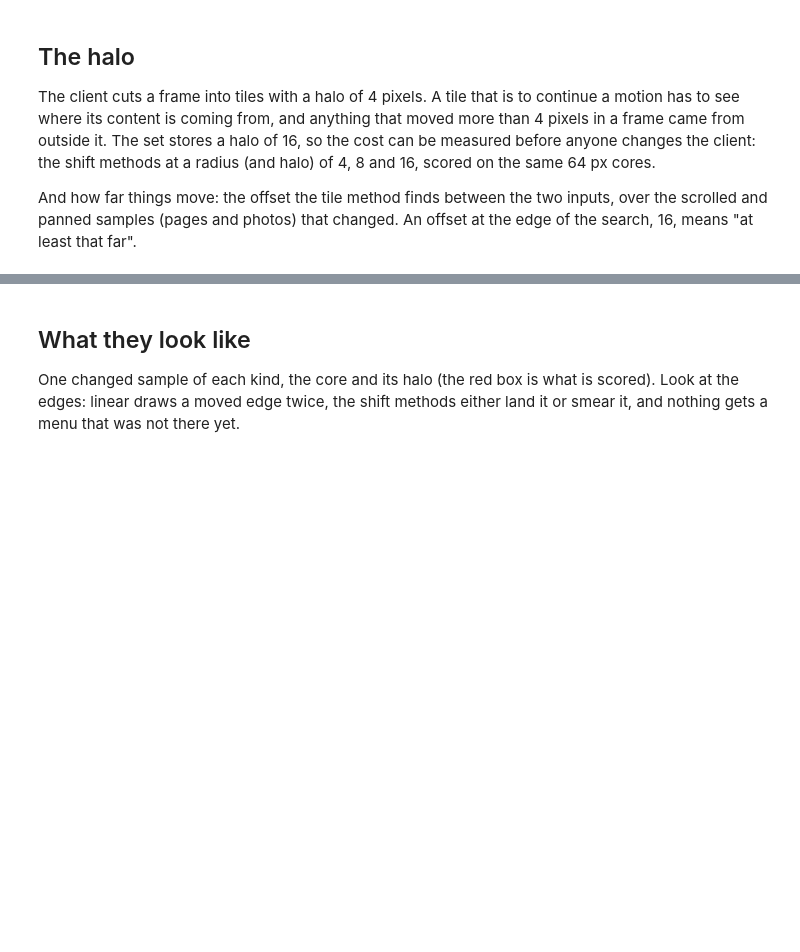
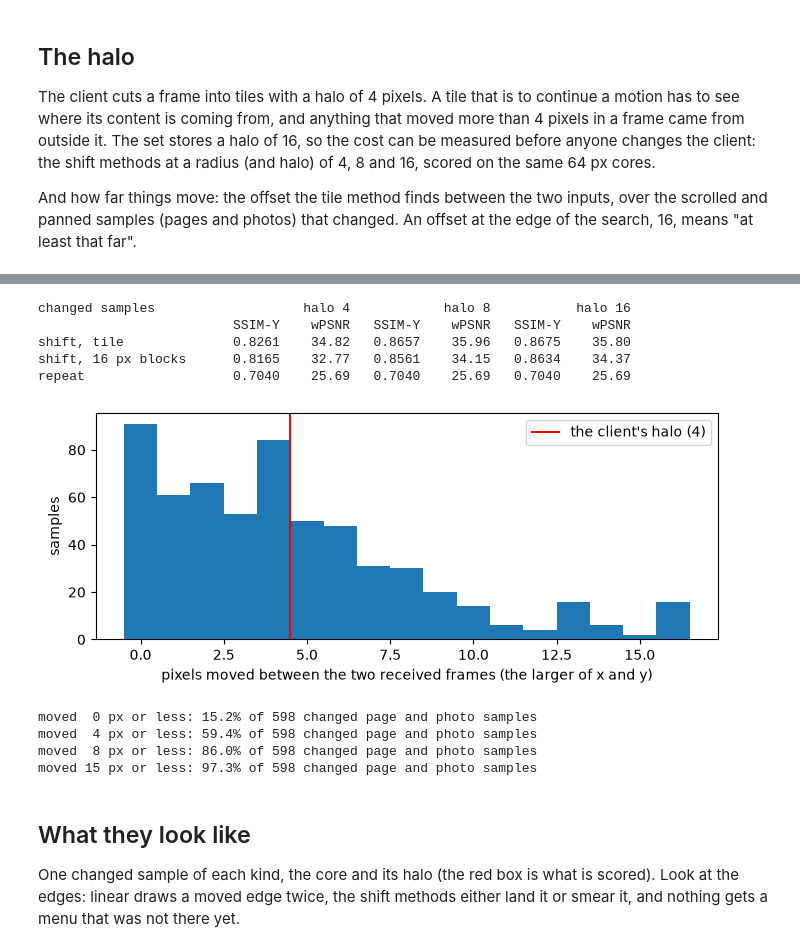
Before and after one commit to henrikszucs/desktop-streamer-ai, a Jupyter notebook: src/frame_gen_extra/01_extrapolate_dummy.ipynb, the cells around one changed output, grey strips where cells are left out. Cells and saved outputs as stored; diff of their text form; code cells hidden in the pictures; blank space fills up the shorter version.

```diff
--- a/src/frame_gen_extra/01_extrapolate_dummy.ipynb
+++ b/src/frame_gen_extra/01_extrapolate_dummy.ipynb
@@ -197,3 +152,57 @@ moved 15 px or less: 95.4% of 746 changed page and photo samples
+# %%
+"""The shift methods at the client's halo and wider."""
+
+HALOS = [4, 8, 16]
+by_halo = {}
+for halo in HALOS:
+    x, y = runs.load(DATA_DIR, "val", manifest, CONTEXT, AHEAD, halo=halo)
+    for block in (None, 16):
+        scores = training.evaluate(models.Shift(radius=halo, block=block, fraction=FRACTION), x, y,
+                                   {"changed": masks["changed"]}, trim=halo)
+        by_halo[halo, block] = scores["changed"]
+
+print(f"{'changed samples':<22}" + "".join(f"{f'halo {h}':>18}" for h in HALOS))
+print(f"{'':<22}" + "".join(f"{'SSIM-Y':>9}{'wPSNR':>9}" for _ in HALOS))
+for block in (None, 16):
+    name = "shift, tile" if block is None else f"shift, {block} px blocks"
+    print(f"{name:<22}" + "".join(f"{by_halo[h, block]['ssim']:9.4f}{by_halo[h, block]['wpsnr']:9.2f}" for h in HALOS))
+repeat = results["repeat"]["changed"]
+print(f"{'repeat':<22}" + f"{repeat['ssim']:9.4f}{repeat['wpsnr']:9.2f}" * len(HALOS))
+# %% [output]
+changed samples                   halo 4            halo 8           halo 16
+                         SSIM-Y    wPSNR   SSIM-Y    wPSNR   SSIM-Y    wPSNR
+shift, tile              0.8261    34.82   0.8657    35.96   0.8675    35.80
+shift, 16 px blocks      0.8165    32.77   0.8561    34.15   0.8634    34.37
+repeat                   0.7040    25.69   0.7040    25.69   0.7040    25.69
+# %%
+"""How far scrolled and panned content moves in a frame."""
+
+scrolled = masks["changed"] & (masks.get("page", False) | masks.get("photo", False))
+chosen = np.flatnonzero(scrolled)
+finder = models.Shift(radius=HALO, block=None, fraction=FRACTION).to(DEVICE)
+offsets = []
+with torch.no_grad():
+    for first in range(0, len(chosen), 256):
+        batch = training.to_tensor(inputs[chosen[first:first + 256]])
+        offsets += [finder.offsets[i] for i in finder.offsets_of(*batch.unbind(1)).flatten().tolist()]
+reach = np.array([max(abs(dy), abs(dx)) for dy, dx in offsets])
+
+fig, ax = plt.subplots(figsize=(7, 3))
+ax.hist(reach, bins=np.arange(HALO + 2) - 0.5)
+ax.axvline(webexport.TILE_HALO + 0.5, color="red", label=f"the client's halo ({webexport.TILE_HALO})")
+ax.set_xlabel("pixels moved between the two received frames (the larger of x and y)")
+ax.set_ylabel("samples")
+ax.legend()
+fig.tight_layout()
+plt.show()
+for limit in (0, webexport.TILE_HALO, 8, HALO - 1):
+    print(f"moved {limit:2} px or less: {(reach <= limit).mean():5.1%} of {len(reach)} changed page and photo samples")
+# %% [output]
+[figure, added]
+moved  0 px or less: 15.2% of 598 changed page and photo samples
+moved  4 px or less: 59.4% of 598 changed page and photo samples
+moved  8 px or less: 86.0% of 598 changed page and photo samples
+moved 15 px or less: 97.3% of 598 changed page and photo samples
 # %% [markdown]
 ## What they look like
 
```
Also changed, not shown: parts of 15 cells of this notebook, 17 other files.
